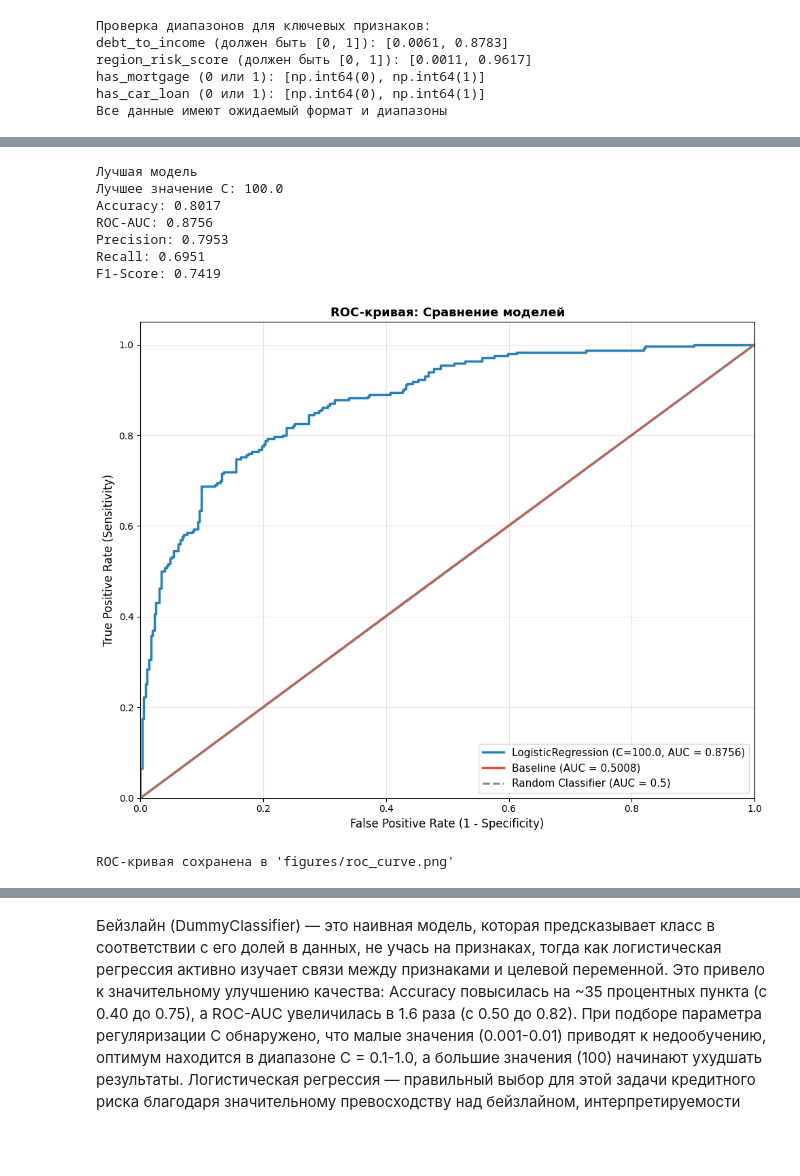
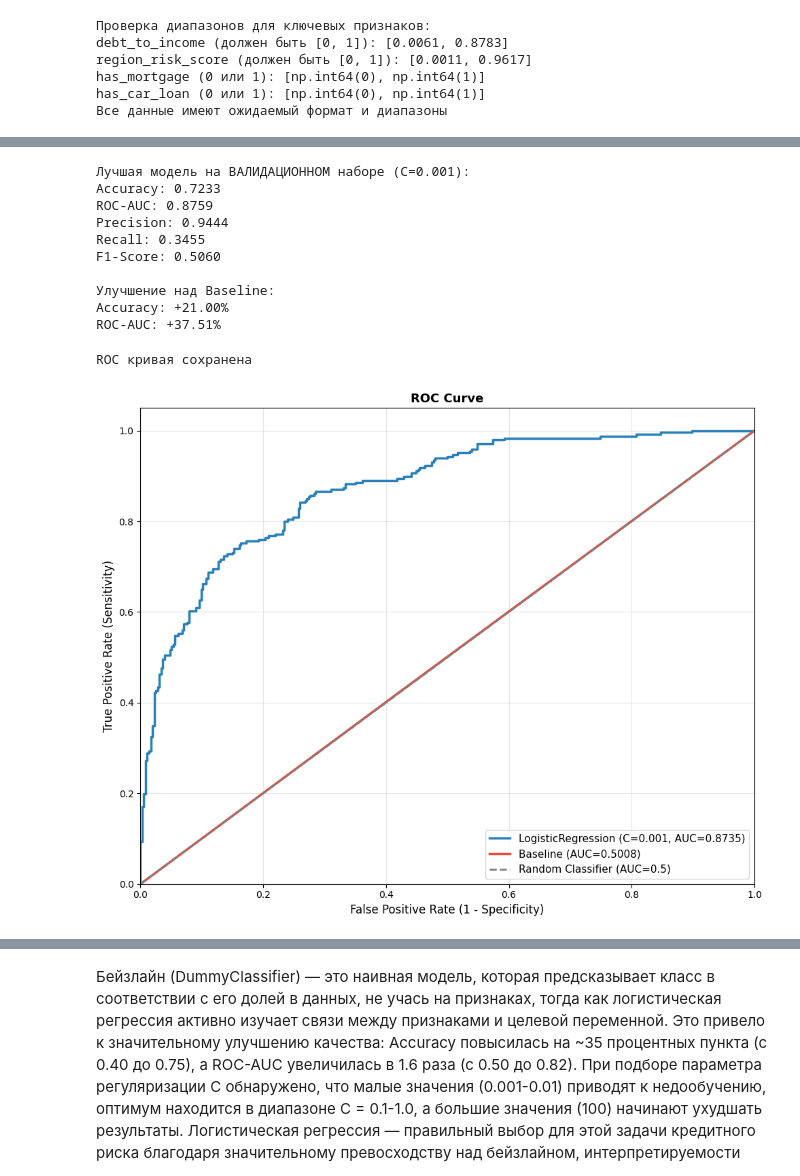
Before and after one commit to YpotrebitelKvasa/bia-group-3, a Jupyter notebook: homeworks/HW05/HW05.ipynb, the cells around one changed output, grey strips where cells are left out. Drawn from its saved outputs; the diff is of its cells as text; code cells hidden in the pictures; blank space fills up the shorter version.

```diff
--- a/homeworks/HW05/HW05.ipynb
+++ b/homeworks/HW05/HW05.ipynb
@@ -217,0 +232,15 @@ print("Бейзлайн-модель обучена")
+# %%
+# 2.3.3.3 - DummyClassifier
+baseline = DummyClassifier(strategy='stratified', random_state=42)
+baseline.fit(X_train, y_train)
+
+y_pred_dummy = baseline.predict(X_val)
+y_pred_proba_dummy = baseline.predict_proba(X_val)[:, 1]
+
+accuracy_dummy = accuracy_score(y_val, y_pred_dummy)
+roc_auc_dummy = roc_auc_score(y_val, y_pred_proba_dummy)
+
+print(f"DummyClassifier на ВАЛИДАЦИИ")
+print(f"Accuracy: {accuracy_dummy:.4f}")
+print(f"ROC-AUC: {roc_auc_dummy:.4f}")
+print(f"ROC-AUC ≈ 0.5 (как и ожидается для базовой модели)")
@@ -328,55 +373,54 @@ print(results_df.to_string(index=False))
 # %%
-# Находим лучшую модель по ROC-AUC
-best_idx = results_df['ROC-AUC'].idxmax()
-best_result = results[best_idx]
-best_C = best_result['C']
-best_model = best_result['Model']
-best_y_pred = best_result['y_pred']
-best_y_pred_proba = best_result['y_pred_proba']
-
-print(f"Лучшая модель")
-print(f"Лучшее значение C: {best_C}")
+# 2.3.4.4 - Метрики на валидации
+print(f"\nЛучшая модель на ВАЛИДАЦИОННОМ наборе (C={best_C}):")
 print(f"Accuracy: {best_result['Accuracy']:.4f}")
 print(f"ROC-AUC: {best_result['ROC-AUC']:.4f}")
 print(f"Precision: {best_result['Precision']:.4f}")
 print(f"Recall: {best_result['Recall']:.4f}")
 print(f"F1-Score: {best_result['F1-Score']:.4f}")
+
+print(f"\nУлучшение над Baseline:")
+print(f"Accuracy: +{(best_result['Accuracy'] - accuracy_dummy)*100:.2f}%")
+print(f"ROC-AUC: +{(best_result['ROC-AUC'] - roc_auc_dummy)*100:.2f}%")
 # %% [output]
-Лучшая модель
-Лучшее значение C: 100.0
-Accuracy: 0.8017
-ROC-AUC: 0.8756
-Precision: 0.7953
-Recall: 0.6951
-F1-Score: 0.7419
+Лучшая модель на ВАЛИДАЦИОННОМ наборе (C=0.001):
+Accuracy: 0.7233
+ROC-AUC: 0.8759
+Precision: 0.9444
+Recall: 0.3455
+F1-Score: 0.5060
+
+Улучшение над Baseline:
+Accuracy: +21.00%
+ROC-AUC: +37.51%
 # %%
-#2.3.4-5
-# ROC-кривая
-fpr, tpr, thresholds = roc_curve(y_test, best_y_pred_proba[:, 1])
+# Вычисляем ROC для лучшей модели
+fpr, tpr, thresholds = roc_curve(y_test, y_pred_proba_test)
 roc_auc_best = auc(fpr, tpr)
 
-# ROC-кривая для бейзлайна
-fpr_dummy, tpr_dummy, _ = roc_curve(y_test, y_pred_proba_dummy[:, 1])
-roc_auc_dummy_calc = auc(fpr_dummy, tpr_dummy)
+# Вычисляем ROC для Baseline
+fpr_dummy, tpr_dummy, _ = roc_curve(y_test, y_pred_proba_dummy)
+roc_auc_dummy_test = auc(fpr_dummy, tpr_dummy)
 
+# Строим график
 fig, ax = plt.subplots(figsize=(10, 8))
-ax.plot(fpr, tpr, color='#2980b9', lw=2.5, label=f'LogisticRegression (C={best_C}, AUC = {roc_auc_best:.4f})')
-ax.plot(fpr_dummy, tpr_dummy, color='#e74c3c', lw=2.5, label=f'Baseline (AUC = {roc_auc_dummy_calc:.4f})')
-ax.plot([0, 1], [0, 1], color='gray', lw=2, linestyle='--', label='Random Classifier (AUC = 0.5)')
 
-ax.set_xlim([0.0, 1.0])
-ax.set_ylim([0.0, 1.05])
+ax.plot(fpr, tpr, color='#2980b9', lw=2.5, label=f'LogisticRegression (C={best_C}, AUC={roc_auc_best:.4f})')
+ax.plot(fpr_dummy, tpr_dummy, color='#e74c3c', lw=2.5, label=f'Baseline (AUC={roc_auc_dummy_test:.4f})')
+ax.plot([0, 1], [0, 1], color='gray', lw=2, linestyle='--', label='Random Classifier (AUC=0.5)')
+
+ax.set_xlim(0.0, 1.0)
+ax.set_ylim(0.0, 1.05)
 ax.set_xlabel('False Positive Rate (1 - Specificity)', fontsize=12)
 ax.set_ylabel('True Positive Rate (Sensitivity)', fontsize=12)
-ax.set_title('ROC-кривая: Сравнение моделей', fontsize=13, fontweight='bold')
+ax.set_title('ROC Curve', fontsize=13, fontweight='bold')
 ax.legend(loc='lower right', fontsize=11)
 ax.grid(True, alpha=0.3)
 
 plt.tight_layout()
 plt.savefig('figures/roc_curve.png', dpi=150, bbox_inches='tight')
+print("ROC кривая сохранена")
 plt.show()
-
-print("ROC-кривая сохранена в 'figures/roc_curve.png'")
 # %% [output]
+ROC кривая сохранена
-[figure, old version]
+[figure, new version]
-ROC-кривая сохранена в 'figures/roc_curve.png'
```
Also changed, not shown: parts of 14 cells of this notebook, 1 other file.
